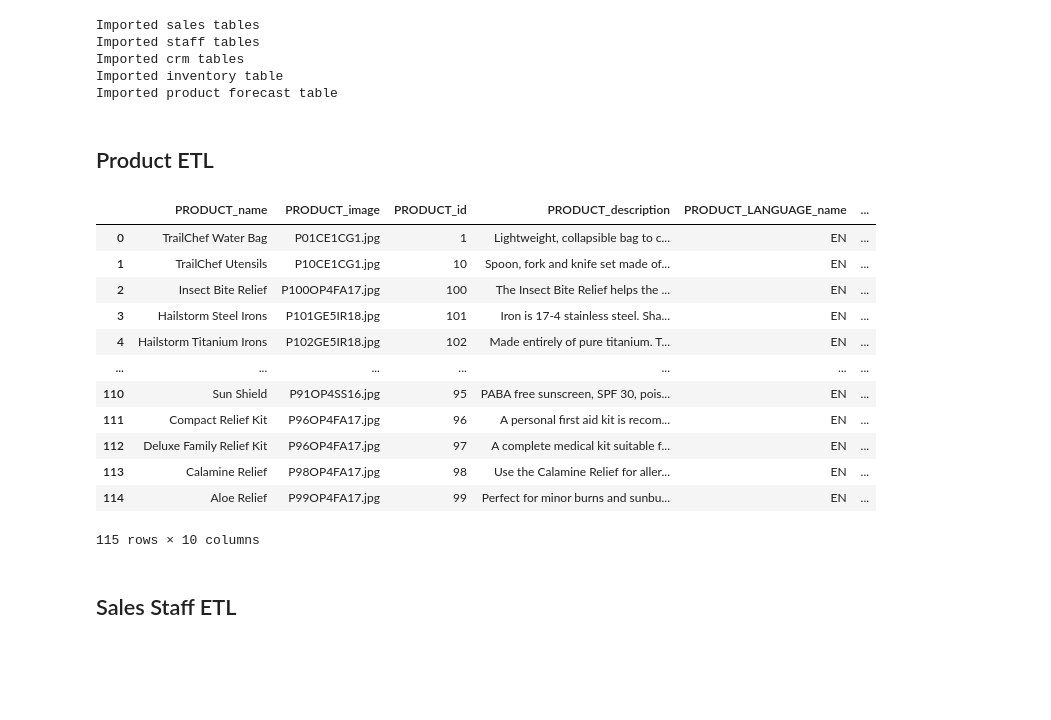
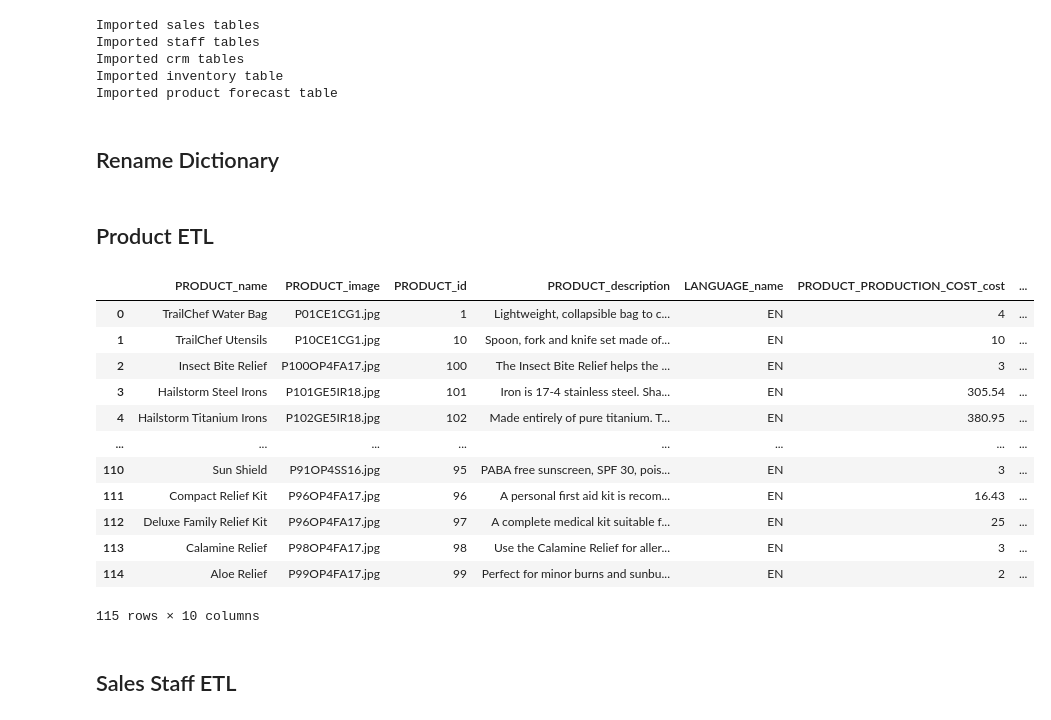
Before and after one commit to Vertcol/Datawarehouse, a Jupyter notebook: ETL.ipynb, the cells around one changed output. Cells and saved outputs as stored; diff of their text form; code cells hidden in the pictures; blank space fills up the shorter version.

```diff
--- a/ETL.ipynb
+++ b/ETL.ipynb
@@ -108,3 +108,5 @@ retailer_site = merge_tables(sales_retailer_site, crm_retailer_site, 'RETAILER_S
 # Column name mismatch
 sales_country = sales_country.rename(columns={'COUNTRY': 'COUNTRY_EN'})
 country = merge_tables(sales_country, crm_country, 'COUNTRY_CODE')
+# %% [markdown]
+## Rename Dictionary
@@ -113,39 +158,28 @@ country = merge_tables(sales_country, crm_country, 'COUNTRY_CODE')
 # %%
 product_etl = pd.merge(product, product_type, on="PRODUCT_TYPE_CODE")
 product_etl = pd.merge(product_etl, product_line, on="PRODUCT_LINE_CODE")\
     [[
         "PRODUCT_NAME", "PRODUCT_IMAGE", "PRODUCT_NUMBER",
         "DESCRIPTION", "LANGUAGE", "PRODUCTION_COST",
         "MARGIN", "INTRODUCTION_DATE", "PRODUCT_LINE_CODE",
         "PRODUCT_LINE_EN"
     ]]\
-    .rename(columns={
-        "PRODUCT_NAME": "PRODUCT_name",
-        "PRODUCT_IMAGE": "PRODUCT_image",
-        "PRODUCT_NUMBER": "PRODUCT_id",
-        "DESCRIPTION": "PRODUCT_description",
-        "LANGUAGE": "PRODUCT_LANGUAGE_name",
-        "PRODUCTION_COST": "PRODUCT_PRODUCTION_COST_cost",
-        "MARGIN": "PRODUCT_MARGIN_percentage",
-        "INTRODUCTION_DATE": "PRODUCT_INTRODUCTION_DATE_date",
-        "PRODUCT_LINE_CODE": "PRODUCT_LINE_code",
-        "PRODUCT_LINE_EN": "PRODUCT_LINE_name"
-    })
+    .rename(columns=rename_mapping)
 
 product_etl
 # %% [output]
-|  | PRODUCT_name | PRODUCT_image | PRODUCT_id | PRODUCT_description | PRODUCT_LANGUAGE_name | ... |
-| 0 | TrailChef Water Bag | P01CE1CG1.jpg | 1 | Lightweight, collapsible bag to c... | EN | ... |
-| 1 | TrailChef Utensils | P10CE1CG1.jpg | 10 | Spoon, fork and knife set made of... | EN | ... |
-| 2 | Insect Bite Relief | P100OP4FA17.jpg | 100 | The Insect Bite Relief helps the ... | EN | ... |
-| 3 | Hailstorm Steel Irons | P101GE5IR18.jpg | 101 | Iron is 17-4 stainless steel. Sha... | EN | ... |
-| 4 | Hailstorm Titanium Irons | P102GE5IR18.jpg | 102 | Made entirely of pure titanium. T... | EN | ... |
-| ... | ... | ... | ... | ... | ... | ... |
-| 110 | Sun Shield | P91OP4SS16.jpg | 95 | PABA free sunscreen, SPF 30, pois... | EN | ... |
-| 111 | Compact Relief Kit | P96OP4FA17.jpg | 96 | A personal first aid kit is recom... | EN | ... |
-| 112 | Deluxe Family Relief Kit | P96OP4FA17.jpg | 97 | A complete medical kit suitable f... | EN | ... |
-| 113 | Calamine Relief | P98OP4FA17.jpg | 98 | Use the Calamine Relief for aller... | EN | ... |
-| 114 | Aloe Relief | P99OP4FA17.jpg | 99 | Perfect for minor burns and sunbu... | EN | ... |
+|  | PRODUCT_name | PRODUCT_image | PRODUCT_id | PRODUCT_description | LANGUAGE_name | PRODUCT_PRODUCTION_COST_cost | ... |
+| 0 | TrailChef Water Bag | P01CE1CG1.jpg | 1 | Lightweight, collapsible bag to c... | EN | 4 | ... |
+| 1 | TrailChef Utensils | P10CE1CG1.jpg | 10 | Spoon, fork and knife set made of... | EN | 10 | ... |
+| 2 | Insect Bite Relief | P100OP4FA17.jpg | 100 | The Insect Bite Relief helps the ... | EN | 3 | ... |
+| 3 | Hailstorm Steel Irons | P101GE5IR18.jpg | 101 | Iron is 17-4 stainless steel. Sha... | EN | 305.54 | ... |
+| 4 | Hailstorm Titanium Irons | P102GE5IR18.jpg | 102 | Made entirely of pure titanium. T... | EN | 380.95 | ... |
+| ... | ... | ... | ... | ... | ... | ... | ... |
+| 110 | Sun Shield | P91OP4SS16.jpg | 95 | PABA free sunscreen, SPF 30, pois... | EN | 3 | ... |
+| 111 | Compact Relief Kit | P96OP4FA17.jpg | 96 | A personal first aid kit is recom... | EN | 16.43 | ... |
+| 112 | Deluxe Family Relief Kit | P96OP4FA17.jpg | 97 | A complete medical kit suitable f... | EN | 25 | ... |
+| 113 | Calamine Relief | P98OP4FA17.jpg | 98 | Use the Calamine Relief for aller... | EN | 3 | ... |
+| 114 | Aloe Relief | P99OP4FA17.jpg | 99 | Perfect for minor burns and sunbu... | EN | 2 | ... |
 115 rows × 10 columns
 # %% [markdown]
 ## Sales Staff ETL
```
Also changed, not shown: parts of 4 cells of this notebook.
